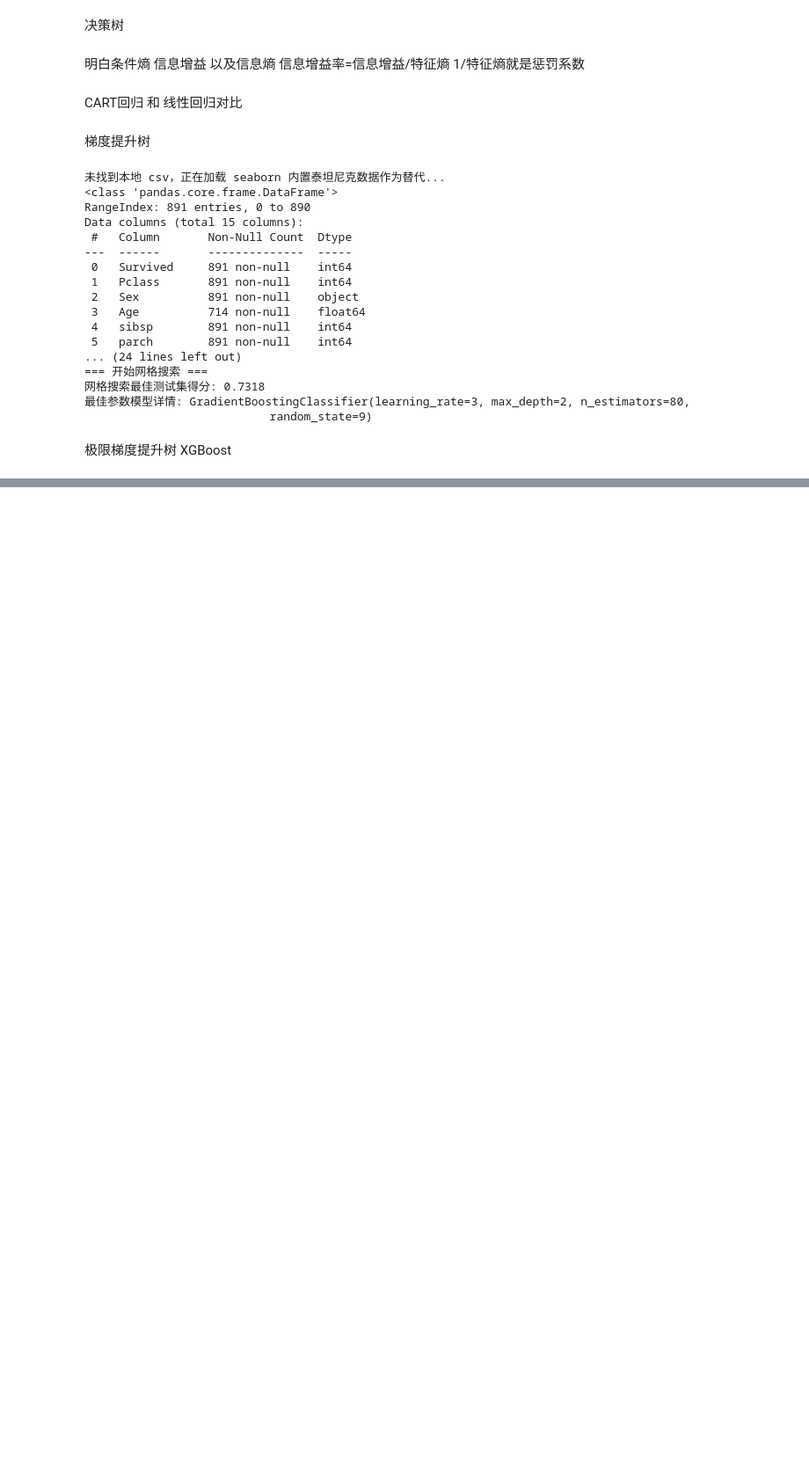
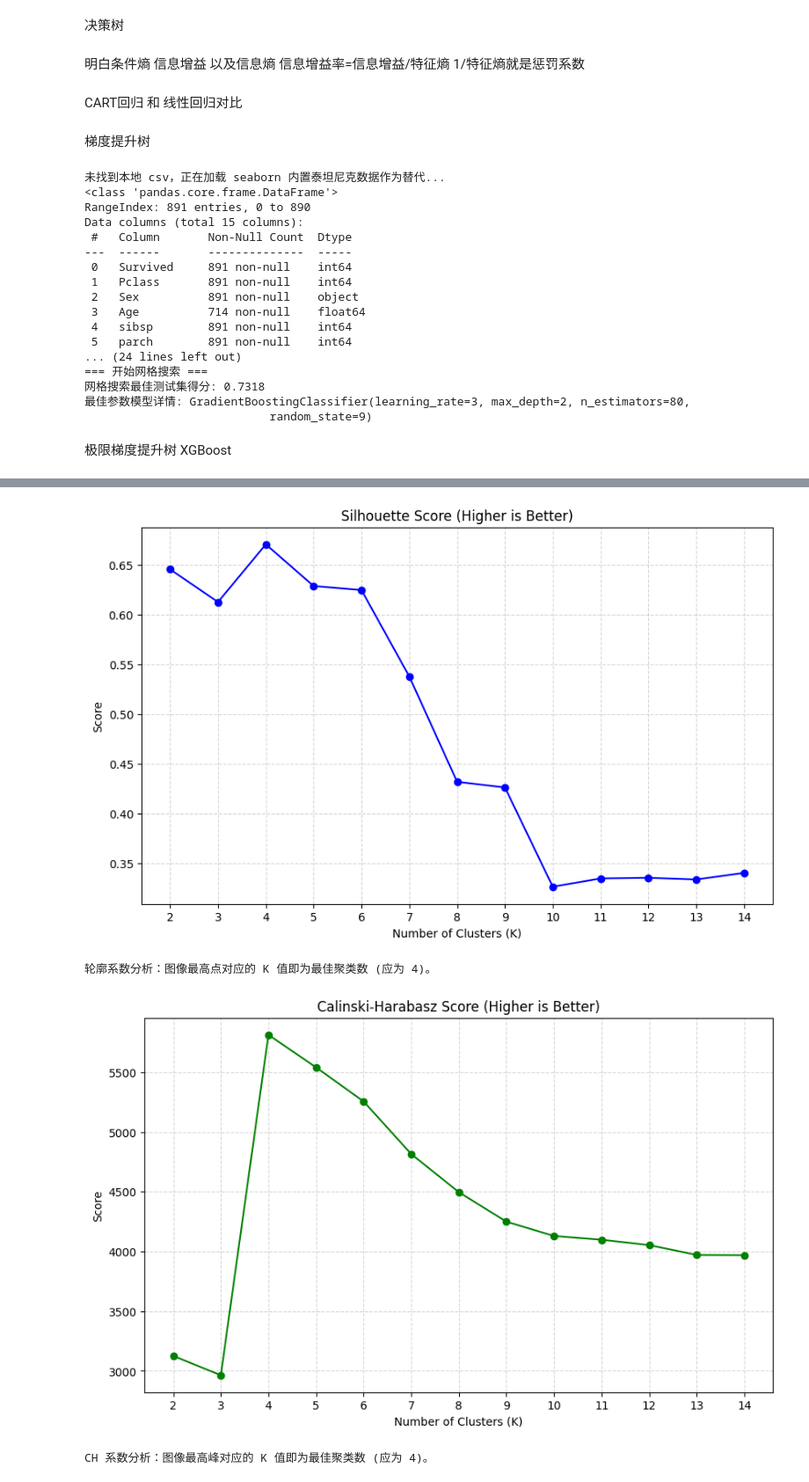
Before and after one commit to weishauixi/interesting, a Jupyter notebook: 学习.ipynb, the cells around one changed output, grey strips where cells are left out. Shown at 88% size. Cells and saved outputs as stored; diff of their text form; code cells hidden in the pictures; blank space fills up the shorter version.

```diff
--- a/学习.ipynb
+++ b/学习.ipynb
@@ -1486,0 +1654,78 @@ estimator.best_params_--> {'eta': np.float64(0.4), 'max_depth': np.int64(4), 'n_
+# %%
+from sklearn.cluster import KMeans
+import matplotlib.pyplot as plt
+from sklearn.datasets import make_blobs
+from sklearn.metrics import silhouette_score, calinski_harabasz_score
+
+# ==========================================
+# 1. 轮廓系数 (Silhouette Coefficient)
+# 范围 [-1, 1]，越接近 1 越好
+# ==========================================
+def dm02_silhouette_score():
+    score_list = []
+
+    # 产生数据: 4个中心点
+    x, y = make_blobs(n_samples=1000, n_features=2, centers=[[-1, -1], [0, 0], [1, 1], [2, 2]],
+                      cluster_std=[0.4, 0.2, 0.2, 0.2], random_state=22)
+
+    # 优化范围：只测试 K=2 到 K=15，以便清晰观察峰值
+    k_range = range(2, 15)
+
+    for clu_num in k_range:
+        my_kmeans = KMeans(n_clusters=clu_num, n_init=10, max_iter=100, random_state=0)
+        my_kmeans.fit(x)
+        labels = my_kmeans.predict(x)
+        # 计算轮廓系数
+        score_list.append(silhouette_score(x, labels))
+
+    # 绘图
+    plt.figure(figsize=(10, 6), dpi=100)
+    plt.plot(k_range, score_list, 'ob-') # 蓝色圆点实线
+    plt.xticks(k_range)
+    plt.grid(True, linestyle='--', alpha=0.5)
+    plt.title('Silhouette Score (Higher is Better)')
+    plt.xlabel('Number of Clusters (K)')
+    plt.ylabel('Score')
+    plt.show()
+    print("轮廓系数分析：图像最高点对应的 K 值即为最佳聚类数 (应为 4)。")
+
+
+# ==========================================
+# 2. CH 系数 (Calinski-Harabasz Score)
+# 分数越高越好，计算速度比轮廓系数快
+# ==========================================
+def dm03_ch_score():
+    score_list = []
+
+    # 产生数据
+    x, y = make_blobs(n_samples=1000, n_features=2, centers=[[-1, -1], [0, 0], [1, 1], [2, 2]],
+                      cluster_std=[0.4, 0.2, 0.2, 0.2], random_state=22)
+
+    k_range = range(2, 15)
+
+    for clu_num in k_range:
+        my_kmeans = KMeans(n_clusters=clu_num, n_init=10, max_iter=100, random_state=0)
+        my_kmeans.fit(x)
+        labels = my_kmeans.predict(x)
+        # 计算CH系数
+        score_list.append(calinski_harabasz_score(x, labels))
+
+    # 绘图
+    plt.figure(figsize=(10, 6), dpi=100)
+    plt.plot(k_range, score_list, 'og-') # 绿色圆点实线
+    plt.xticks(k_range)
+    plt.grid(True, linestyle='--', alpha=0.5)
+    plt.title('Calinski-Harabasz Score (Higher is Better)')
+    plt.xlabel('Number of Clusters (K)')
+    plt.ylabel('Score')
+    plt.show()
+    print("CH 系数分析：图像最高峰对应的 K 值即为最佳聚类数 (应为 4)。")
+
+if __name__ == '__main__':
+    dm02_silhouette_score()
+    dm03_ch_score()
+# %% [output]
+[figure, added]
+轮廓系数分析：图像最高点对应的 K 值即为最佳聚类数 (应为 4)。
+[figure, added]
+CH 系数分析：图像最高峰对应的 K 值即为最佳聚类数 (应为 4)。
```
Also changed, not shown: parts of 6 cells of this notebook, 1 other file.
